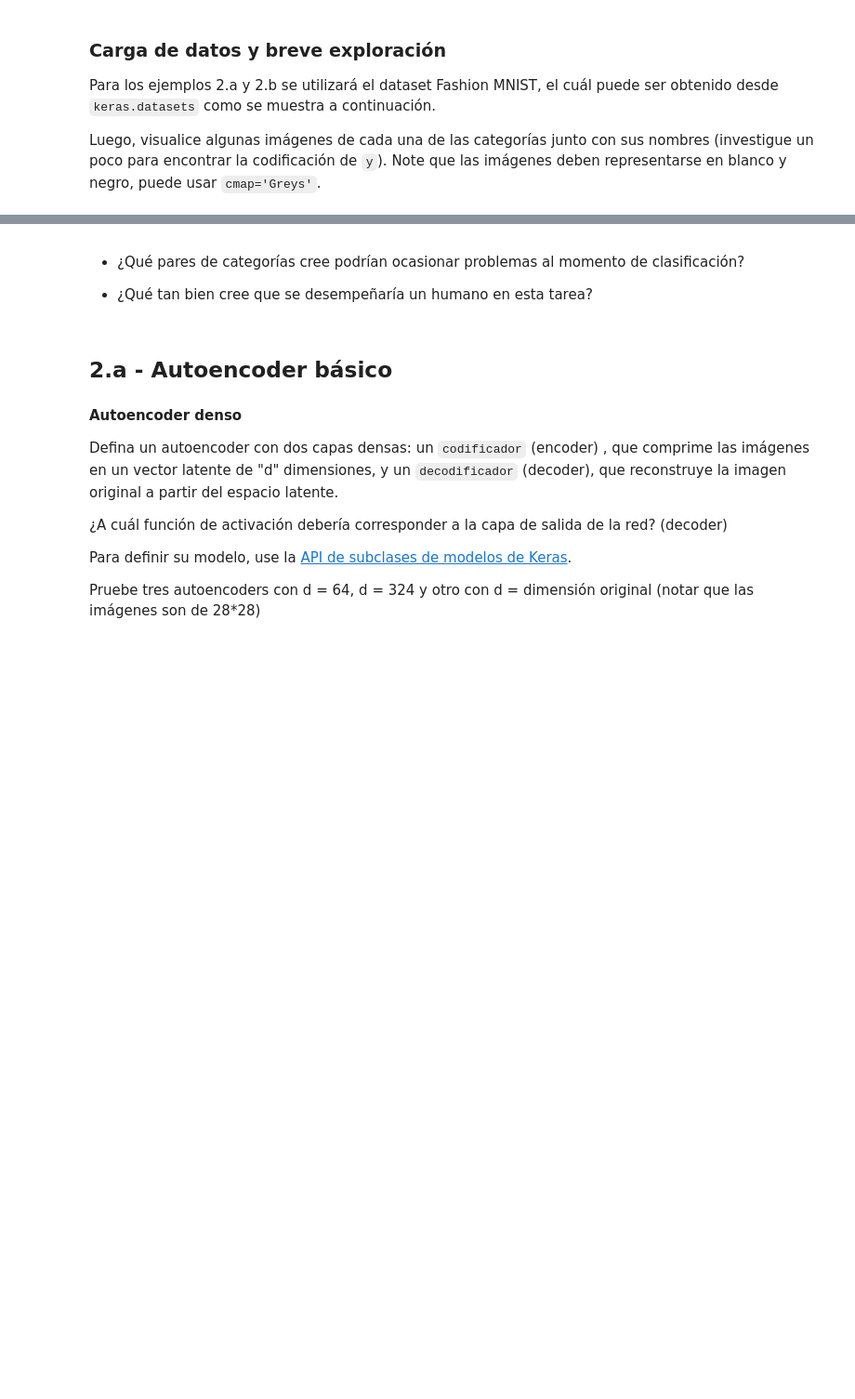
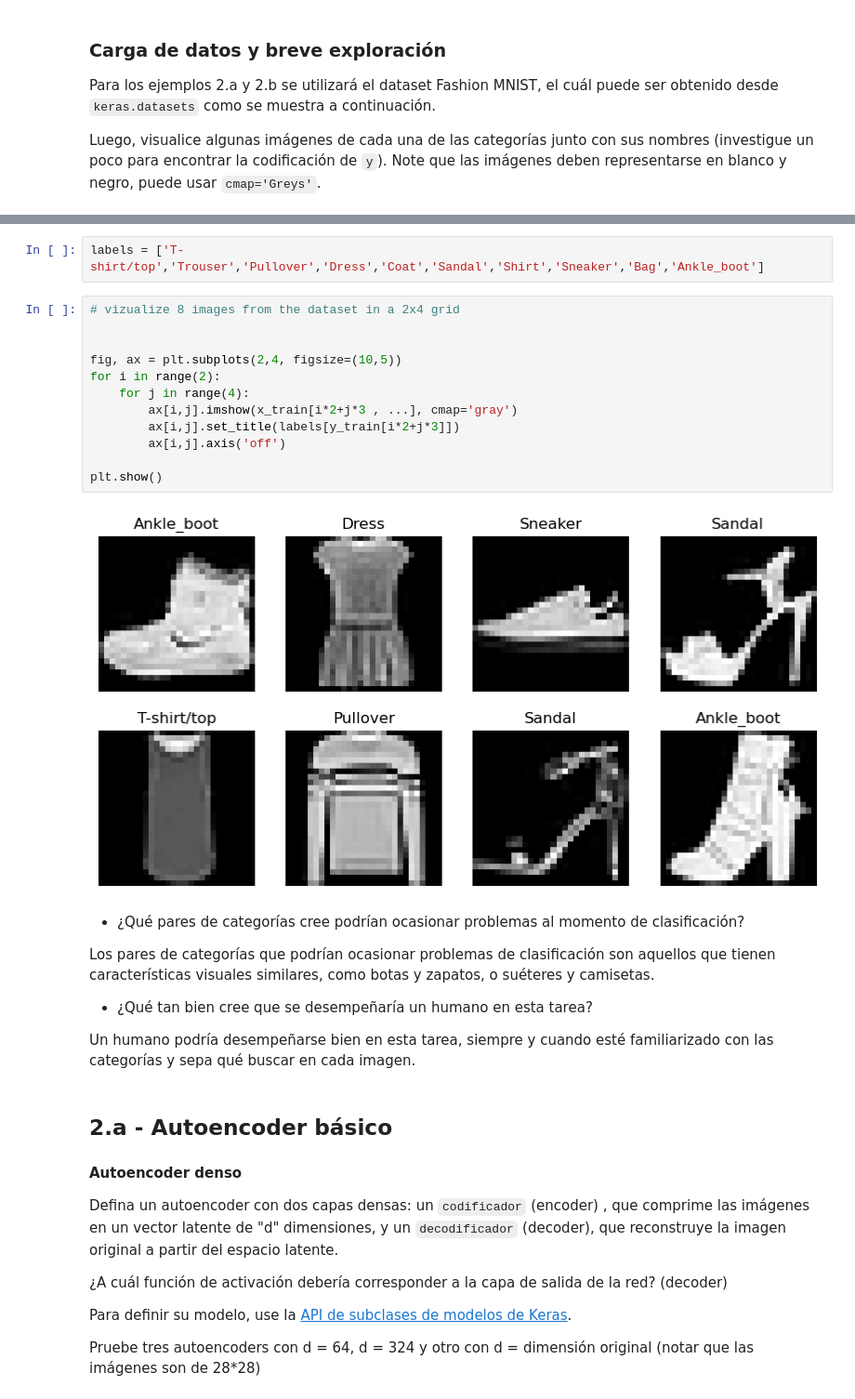
Before and after one commit to FabianCastellano/inf395_hw3, a Jupyter notebook: Tarea3_IMDB_Autoencoder.ipynb, the cells around one changed output, grey strips where cells are left out. Shown at 93% size. Drawn from its saved outputs; the diff is of its cells as text; blank space fills up the shorter version.

```diff
--- a/Tarea3_IMDB_Autoencoder.ipynb
+++ b/Tarea3_IMDB_Autoencoder.ipynb
@@ -719,9 +711,29 @@ Downloading data from https://storage.googleapis.com/tensorflow/tf-keras-dataset
 (60000, 28, 28)
 (10000, 28, 28)
+# %%
+labels = ['T-shirt/top','Trouser','Pullover','Dress','Coat','Sandal','Shirt','Sneaker','Bag','Ankle_boot']
+# %%
+# vizualize 8 images from the dataset in a 2x4 grid
+
+
+fig, ax = plt.subplots(2,4, figsize=(10,5))
+for i in range(2):
+    for j in range(4):
+        ax[i,j].imshow(x_train[i*2+j*3 , ...], cmap='gray')
+        ax[i,j].set_title(labels[y_train[i*2+j*3]])
+        ax[i,j].axis('off')
+
+plt.show()
+# %% [output]
+[figure, added]
 # %% [markdown]
 * ¿Qué pares de categorías cree podrían ocasionar problemas al momento de clasificación?
 
+Los pares de categorías que podrían ocasionar problemas de clasificación son aquellos que tienen características visuales similares, como botas y zapatos, o suéteres y camisetas.
+
 * ¿Qué tan bien cree que se desempeñaría un humano en esta tarea?
+
+Un humano podría desempeñarse bien en esta tarea, siempre y cuando esté familiarizado con las categorías y sepa qué buscar en cada imagen.
 # %% [markdown]
 ## 2.a - Autoencoder básico
 
```
Also changed, not shown: parts of 41 cells of this notebook.
